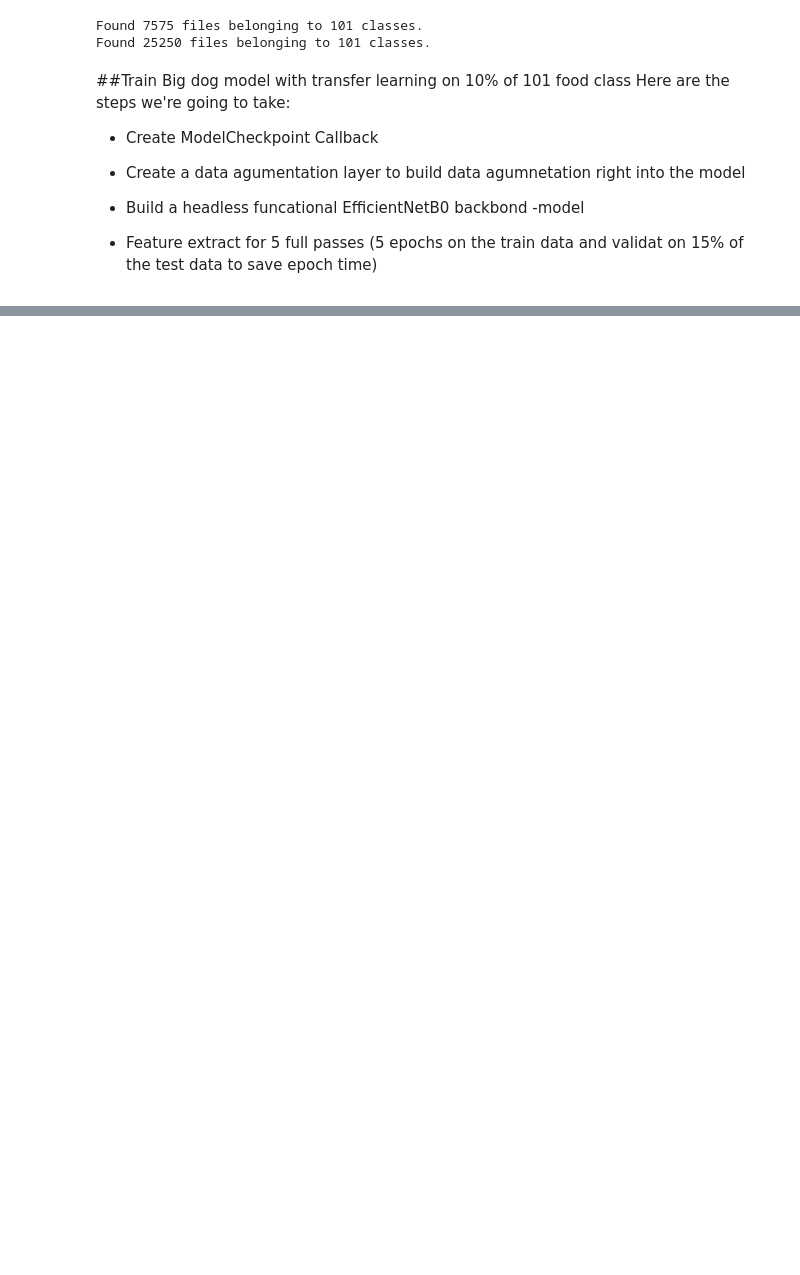
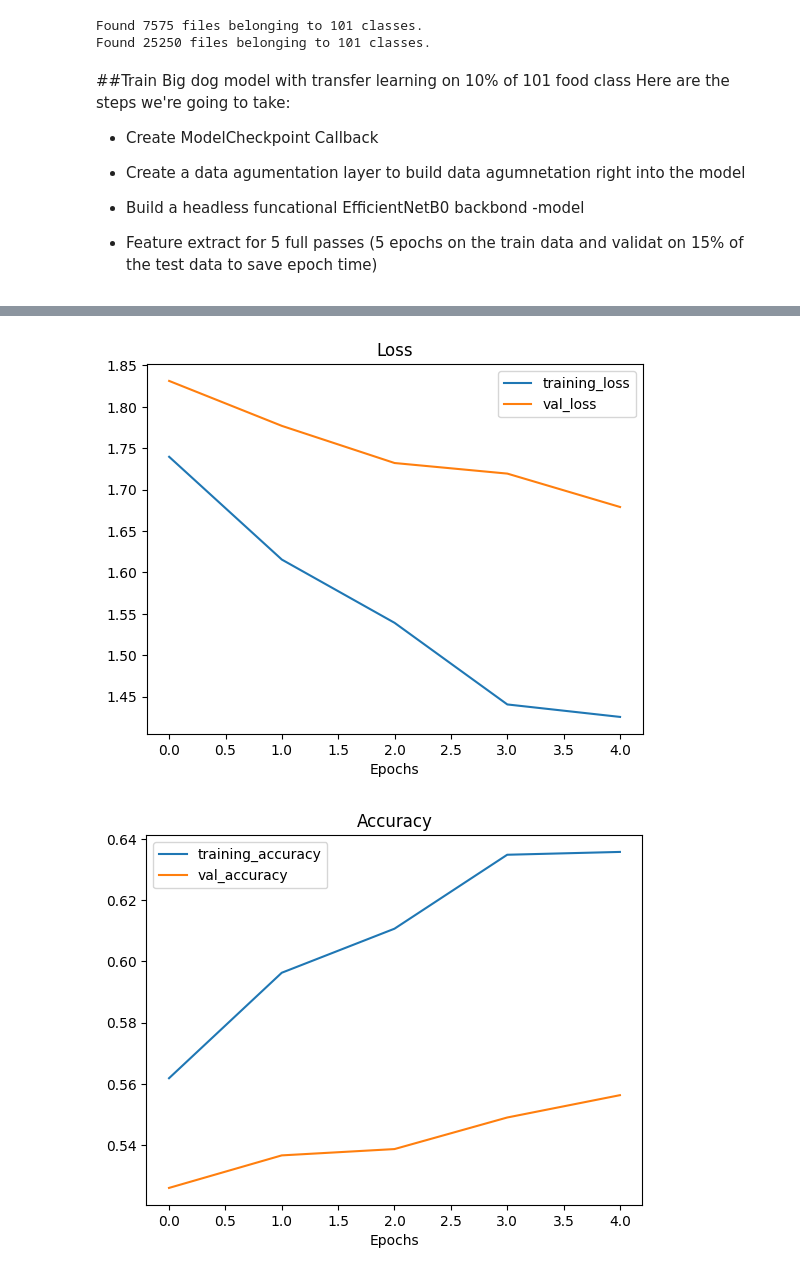
Before and after one commit to NITIN9694/TensorFlow-Learning, a Jupyter notebook: 0_7_Transfer_Learning_With_Tensorflow_(Scalling_Up)_.ipynb, the cells around one changed output, grey strips where cells are left out. Saved outputs shown, nothing was run; the diff lists cells and outputs as text; code cells hidden in the pictures; blank space fills up the shorter version.

```diff
--- a/0_7_Transfer_Learning_With_Tensorflow_(Scalling_Up)_.ipynb
+++ b/0_7_Transfer_Learning_With_Tensorflow_(Scalling_Up)_.ipynb
@@ -143,3 +143,45 @@ data_augmentation =  Sequential(
     RandomWidth(0.2)
     ],
      name = "data_augmentation" )
+# %%
+#setup base model and freeze it
+
+import tensorflow as tf
+from tensorflow.keras import layers, models, optimizers
+
+base_model =  tf.keras.applications.efficientnet_v2.EfficientNetV2B0(
+    include_top = False,
+    input_shape = (224, 224, 3),
+    weights = "imagenet"
+)
+
+base_model.trainable = False
+
+input = layers.Input(shape = (224, 224, 3), name = "input_layer")
+x = data_augmentation(input)
+
+x = base_model(x,training=False)
+
+# Global average pooling
+x = layers.GlobalAveragePooling2D(name="global_average_pooling_layer")(x)
+
+# Output layer
+outputs = layers.Dense(len(train_data_all_10_percent.class_names), activation="softmax", name="output_layer")(x)
+
+model = tf.keras.Model(input, outputs)
+# %%
+#compile
+model.compile(loss = "categorical_crossentropy",
+              optimizer = tf.keras.optimizers.Adam(),
+              metrics = ["accuracy"]
+              )
+
+#fit
+history_all_class_10_percenat = model.fit(
+    train_data_all_10_percent,
+    epochs = 5,
+
+    validation_data =   test_data,
+    validation_steps = int(0.25 * len(test_data)),
+     callbacks = [checkpoint_callback]
+                                          )
@@ -145,0 +206,6 @@ data_augmentation =  Sequential(
+# %%
+#Plot los curve
+plot_loss_curves(history_all_class_10_percenat)
+# %% [output]
+[figure, added]
+[figure, added]
```
Also changed, not shown: parts of 4 cells of this notebook.
